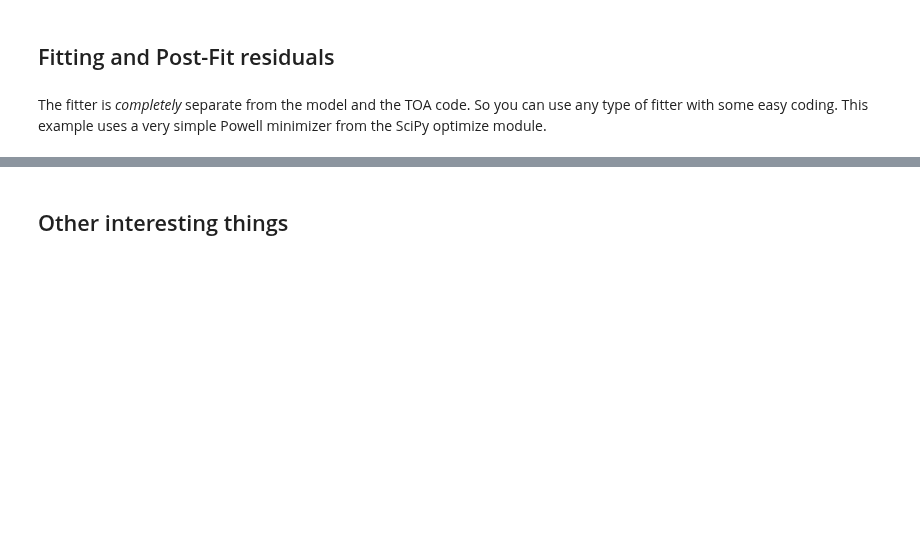
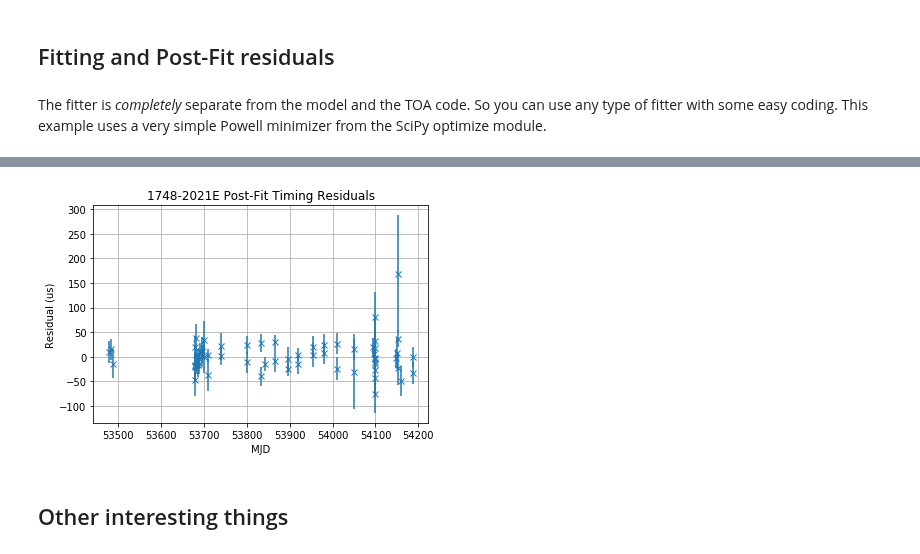
Before and after one commit to nanograv/PINT, a Jupyter notebook: examples/PINT_walkthrough.ipynb, the cells around one changed output, grey strips where cells are left out. Saved outputs shown, nothing was run; the diff lists cells and outputs as text; code cells hidden in the pictures; blank space fills up the shorter version.

```diff
--- a/examples/PINT_walkthrough.ipynb
+++ b/examples/PINT_walkthrough.ipynb
@@ -155,6 +139,5 @@ tt['tdbld'][:3]
 Now let's define and load a timing model
 # %%
 import pint.models as models
-m = models.StandardTimingModel()
-m.read_parfile("NGC6440E.par")
+m = models.get_model("NGC6440E.par")
 # %% [output]
@@ -212,10 +281,12 @@ print(f.model.as_parfile())
 # %%
-plt.errorbar(t.get_mjds(),
+plt.errorbar(t.get_mjds().value,
              f.resids.time_resids.to(u.us).value,
              t.get_errors().to(u.us).value, fmt='x')
 plt.title("%s Post-Fit Timing Residuals" % m.PSR.value)
 plt.xlabel('MJD'); plt.ylabel('Residual (us)')
 plt.grid()
+# %% [output]
+[figure, added]
 # %% [markdown]
 ## Other interesting things
 # %% [markdown]
```
Also changed, not shown: parts of 16 cells of this notebook.
